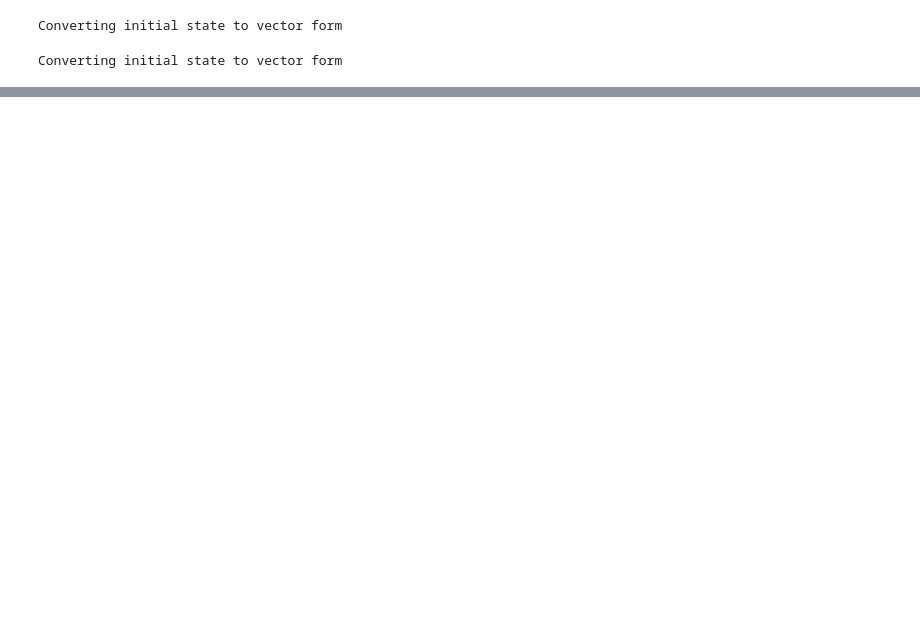
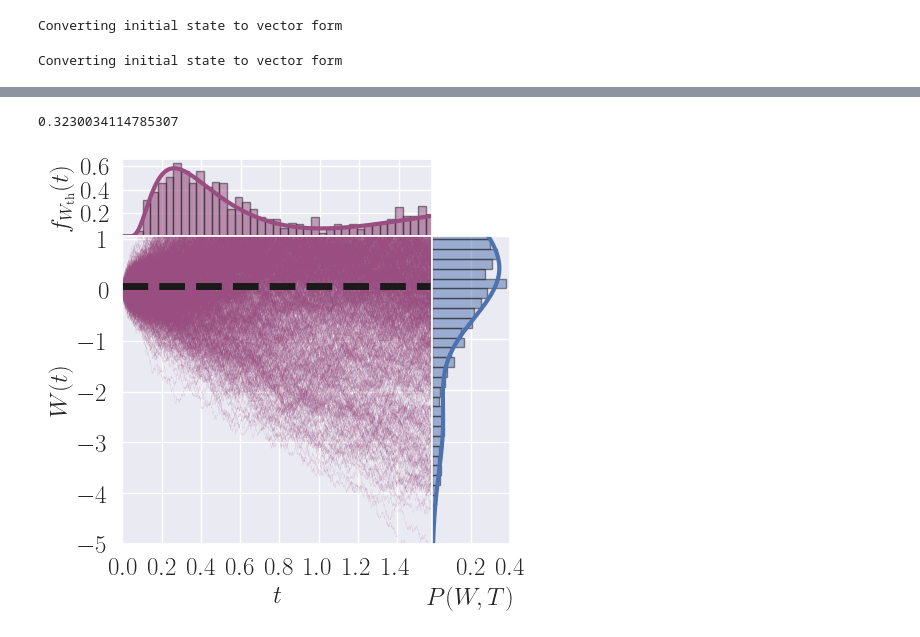
Before and after one commit to mikeal888/First_Passage_Times, a Jupyter notebook: Gambling_demon.ipynb, the cells around one changed output, grey strips where cells are left out. Saved outputs shown, nothing was run; the diff lists cells and outputs as text; code cells hidden in the pictures; blank space fills up the shorter version.

```diff
--- a/Gambling_demon.ipynb
+++ b/Gambling_demon.ipynb
@@ -118,7 +110,7 @@ Total run time:  15.36s
 # %%
 # get measurement results
 
-Iy = np.real(np.array(result.measurement).reshape(1000, len(t)))
+Iy = np.real(np.array(result.measurement).reshape(ntraj, len(t)))
 
 meas = np.real(result.measurement[0].T)[0]
 meas_average = np.mean(result.measurement, axis=0).T[0]
@@ -135,3 +127,10 @@ if indx is None:
     first_hit = tf
 else:
     first_hit = t[indx]
+
+# Get first hitting times
+inds = np.array([get_first_hit(mi, N_cutoff) for mi in -W])
+inds = inds[inds != None]
+
+# Get first hitting times
+hitting_times = t[list(inds)]
@@ -167,0 +137,57 @@ array([[-21.72182054,  -1.37390592,  -1.37146258, ...,  25.15402981,
+# %%
+idx_W = np.argmin(np.abs(t - tf/5))
+
+# Integrate first hitting time distribution to t_cutoff
+PT = np.sum(dGt[t<t_cutoff])*dt
+N_min = np.argmin(np.abs(N+N_cutoff))
+Wbar = -np.sum(N[N_min:]*Pn_vec_T[N_min:, idx_W])
+W_T = N_cutoff * PT +(1-PT) * Wbar
+
+N_th = PT +
+# %% [output]
+0.3230034114785307
+# %%
+fig = plt.figure(figsize=(5, 5))
+gs = fig.add_gridspec(5, 5)
+
+color = [0.6, 0.3, 0.5]
+fs = 18
+
+ax1 = fig.add_subplot(gs[0, :4])
+ax1.plot(t, dGt, color=color, linewidth=3)
+ax1.fill_between(t, dGt, color=color, alpha=0.2)
+ax1.hist(hitting_times, bins=200, color=color, alpha=0.5, density=True, edgecolor='k')
+
+plt.xticks(np.arange(0, tf, 0.2), [])
+plt.xlim(0, t_cutoff)
+plt.yticks(np.arange(0.2, 0.7, 0.2), fontsize=fs)
+plt.ylabel(r'$f_{W_{\rm th}}(t)$', fontsize=fs)
+
+ax2 = fig.add_subplot(gs[1:5, :4])
+ax2.plot(t, W[:1000].T, color=color, linewidth=0.05, alpha=1)
+# plt.vlines(t_cutoff, -5, N_cutoff, color='b', linewidth=5, linestyle='--')
+# plt.hlines(N_cutoff, 0, t_cutoff, color=color, linewidth=5, linestyle='--')
+plt.hlines(W_T, 0, t_cutoff, color='k', linewidth=5, linestyle='--')
+
+plt.ylim(-5, N_cutoff+0.05)
+plt.yticks(np.arange(-5, N_cutoff+1, 1), fontsize=fs)
+plt.xticks(np.arange(0, t_cutoff, 0.2), fontsize=fs)
+plt.xlim(0, t_cutoff+0.01)
+plt.ylabel(r'$W(t)$', fontsize=fs)
+plt.xlabel(r'$t$', fontsize=fs)
+
+ax3 = fig.add_subplot(gs[1:, 4])
+ax3.plot(Pn_vec_T[:, idx_W]/dN, -N, color='b', linewidth=3)
+ax3.hist(W[:, idx_W], bins=50, orientation='horizontal', color='b', alpha=0.5, density=True, edgecolor='k')
+plt.yticks(np.arange(-5, N_cutoff+1, 1),[])
+plt.ylim(-5, N_cutoff)
+plt.xticks(np.arange(0.2, 0.5, 0.2), fontsize=fs)
+
+plt.xlabel(r'$P(W, T)$', fontsize=fs)
+plt.subplots_adjust(wspace=0, hspace=0)
+
+plt.show()
+
+fig.savefig('Figures/Gambling_demon_mean.png', bbox_inches='tight', dpi=200)
+# %% [output]
+[figure, added]
```
Also changed, not shown: parts of 10 cells of this notebook, 1 other file.
